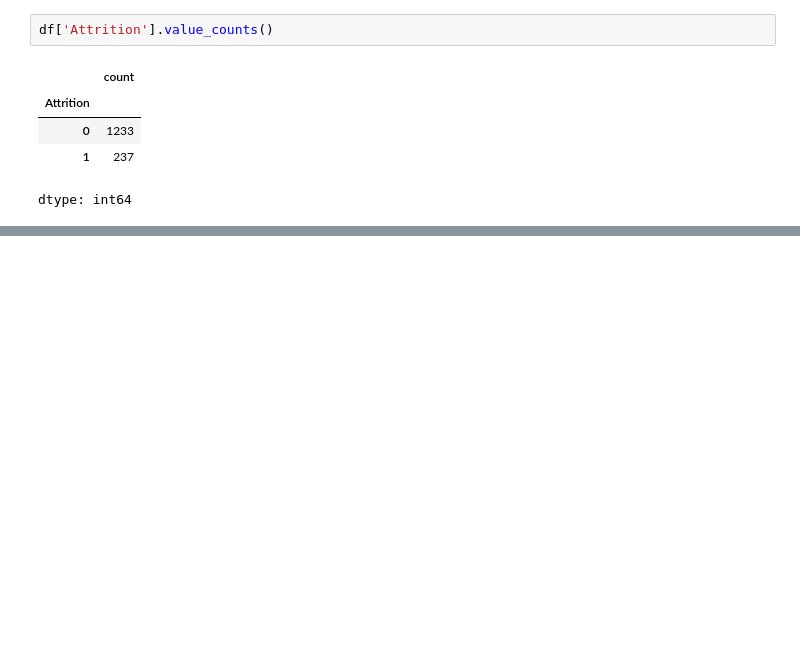
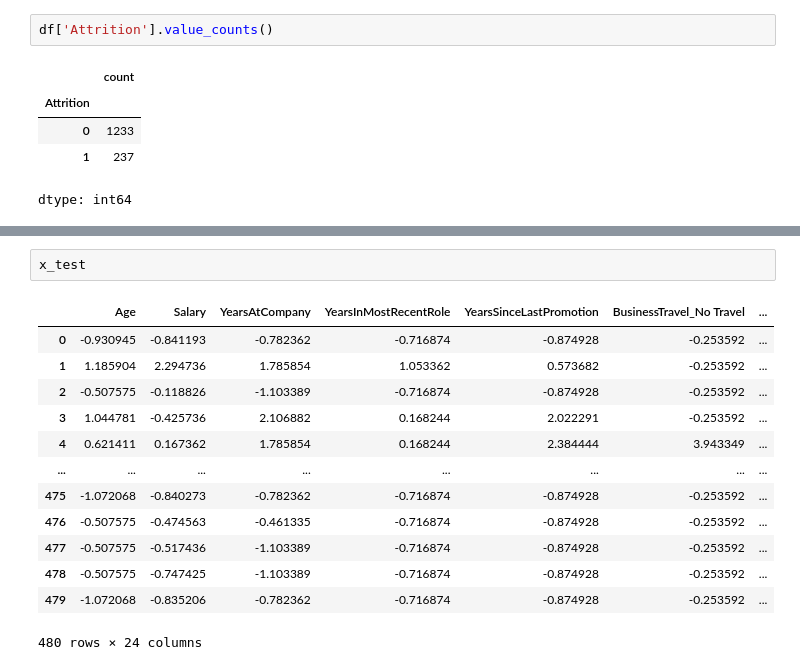
Before and after one commit to aadi-kanwar/Employee-Attrition, a Jupyter notebook: Employee_Attrition.ipynb, the cells around one changed output, grey strips where cells are left out. Drawn from its saved outputs; the diff is of its cells as text; blank space fills up the shorter version.

```diff
--- a/Employee_Attrition.ipynb
+++ b/Employee_Attrition.ipynb
@@ -886,0 +955,16 @@ dtype: int64
+# %%
+x_test
+# %% [output]
+|  | Age | Salary | YearsAtCompany | YearsInMostRecentRole | YearsSinceLastPromotion | BusinessTravel_No Travel | ... |
+| 0 | -0.930945 | -0.841193 | -0.782362 | -0.716874 | -0.874928 | -0.253592 | ... |
+| 1 | 1.185904 | 2.294736 | 1.785854 | 1.053362 | 0.573682 | -0.253592 | ... |
+| 2 | -0.507575 | -0.118826 | -1.103389 | -0.716874 | -0.874928 | -0.253592 | ... |
+| 3 | 1.044781 | -0.425736 | 2.106882 | 0.168244 | 2.022291 | -0.253592 | ... |
+| 4 | 0.621411 | 0.167362 | 1.785854 | 0.168244 | 2.384444 | 3.943349 | ... |
+| ... | ... | ... | ... | ... | ... | ... | ... |
+| 475 | -1.072068 | -0.840273 | -0.782362 | -0.716874 | -0.874928 | -0.253592 | ... |
+| 476 | -0.507575 | -0.474563 | -0.461335 | -0.716874 | -0.874928 | -0.253592 | ... |
+| 477 | -0.507575 | -0.517436 | -1.103389 | -0.716874 | -0.874928 | -0.253592 | ... |
+| 478 | -0.507575 | -0.747425 | -1.103389 | -0.716874 | -0.874928 | -0.253592 | ... |
+| 479 | -1.072068 | -0.835206 | -0.782362 | -0.716874 | -0.874928 | -0.253592 | ... |
+480 rows × 24 columns
```
Also changed, not shown: parts of 14 cells of this notebook.
